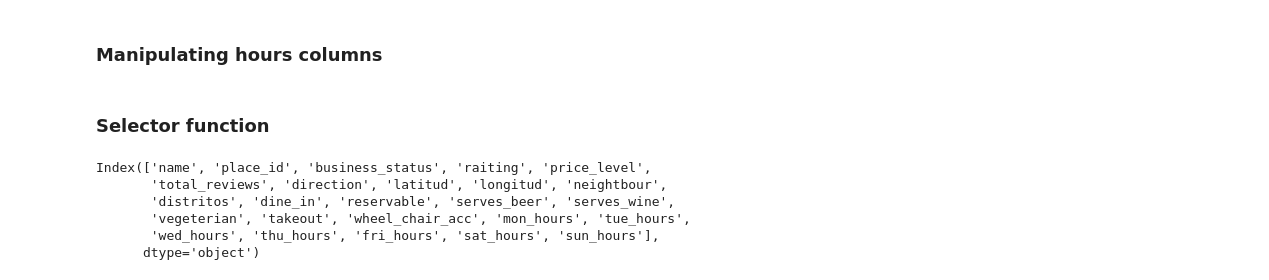
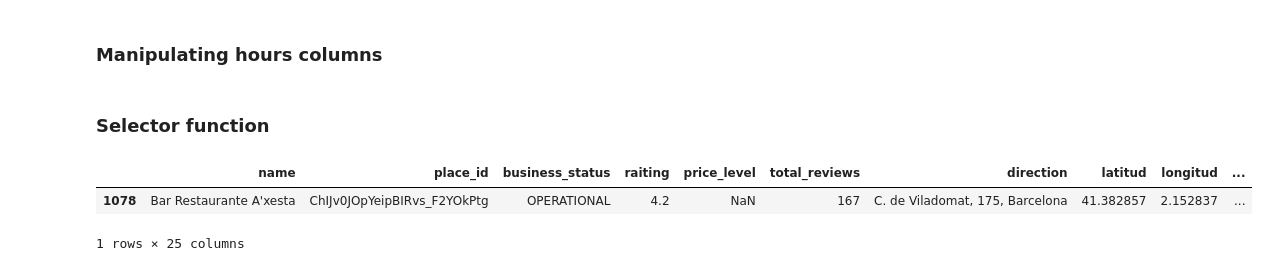
Before and after one commit to augustomues/Search-Restaurants, a Jupyter notebook: main.ipynb, the cells around one changed output. Drawn from its saved outputs; the diff is of its cells as text; code cells hidden in the pictures.

```diff
--- a/main.ipynb
+++ b/main.ipynb
@@ -25,5 +15,5 @@ True
 # %%
-coordinates = pd.read_csv('Barcelona_coordinates.csv')
+coordinates = pd.read_csv('data/Barcelona_coordinates.csv')
 # %%
 load_dotenv()
 MY_APY_KEY = os.getenv('API_KEY')
@@ -448,13 +450,10 @@ for i in df_more_details.columns[8:]:
 # %%
 df = df_details.merge(df_more_details, how='inner', on='place_id')
 # %%
-df.columns
+df.sample()
 # %% [output]
+|  | name | place_id | business_status | raiting | price_level | total_reviews | direction | latitud | longitud | ... |
+| 1078 | Bar Restaurante A'xesta | ChIJv0JOpYeipBIRvs_F2YOkPtg | OPERATIONAL | 4.2 | NaN | 167 | C. de Viladomat, 175, Barcelona | 41.382857 | 2.152837 | ... |
-Index(['name', 'place_id', 'business_status', 'raiting', 'price_level',
-       'total_reviews', 'direction', 'latitud', 'longitud', 'neightbour',
-       'distritos', 'dine_in', 'reservable', 'serves_beer', 'serves_wine',
-       'vegeterian', 'takeout', 'wheel_chair_acc', 'mon_hours', 'tue_hours',
-       'wed_hours', 'thu_hours', 'fri_hours', 'sat_hours', 'sun_hours'],
-      dtype='object')
+1 rows × 25 columns
 # %%
 def restaurant_selector(df, raiting=None, min_price=None, max_price=None, total_reviews=None,
```
Also changed, not shown: parts of 14 cells of this notebook, 11 other files.
